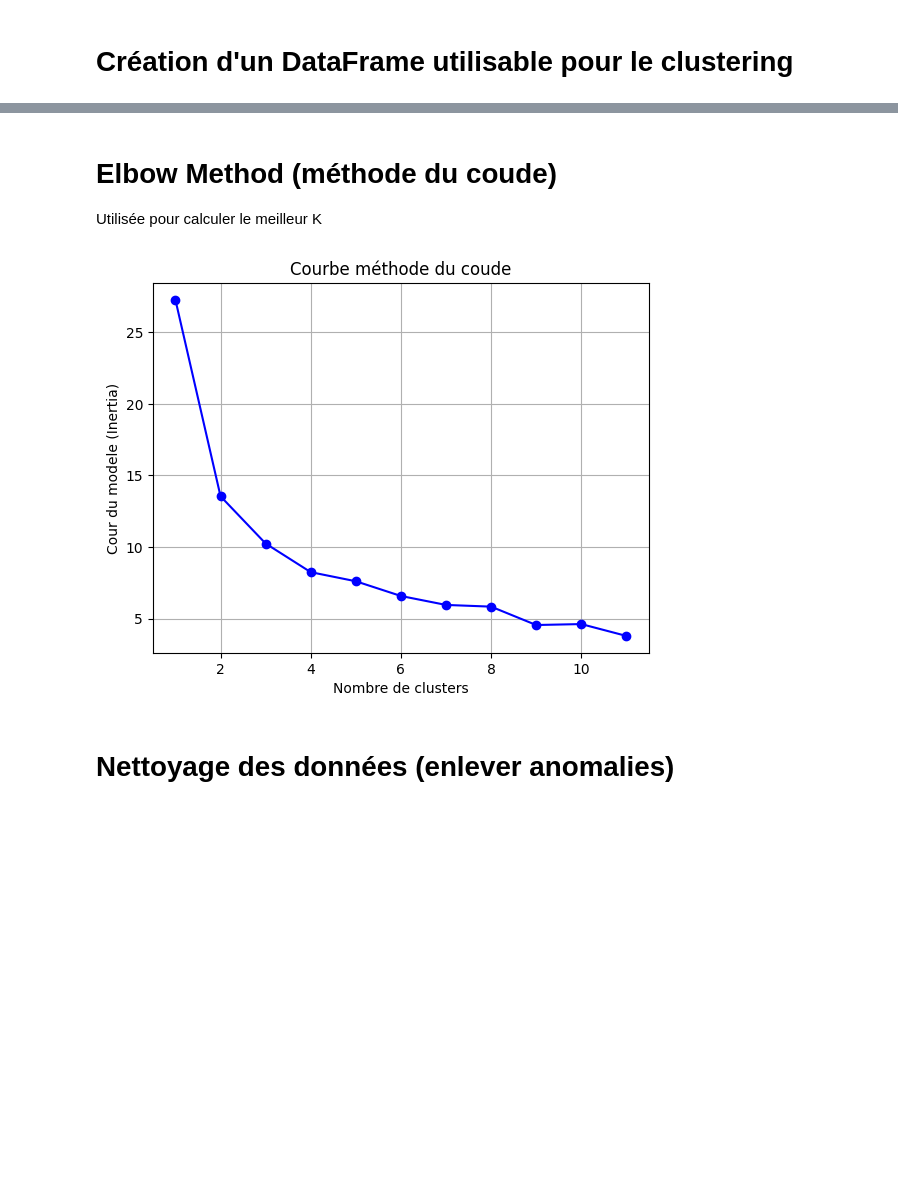
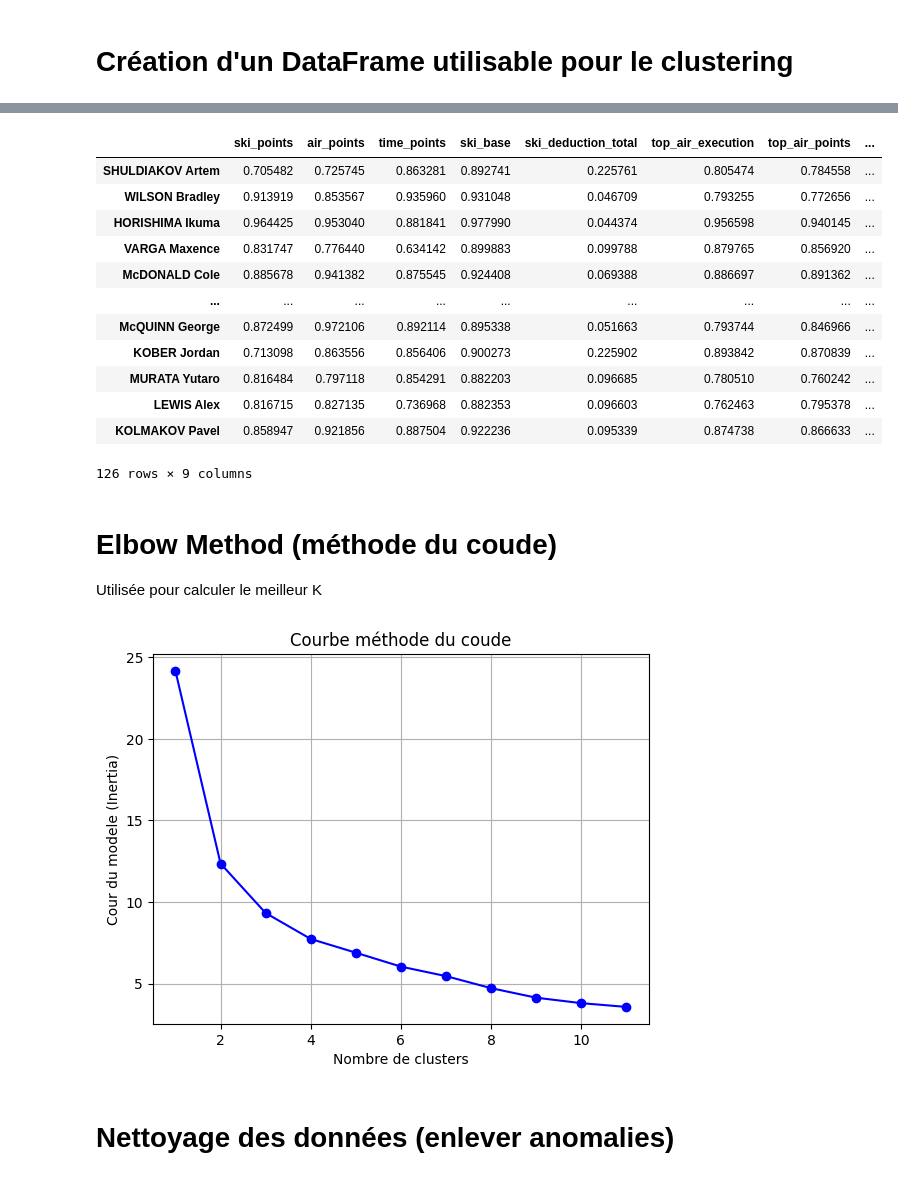
Before and after one commit to tomjeannesson/ENSIMAG3A-COD-IA, a Jupyter notebook: lib/clustering-test.ipynb, the cells around one changed output, grey strips where cells are left out. Saved outputs shown, nothing was run; the diff lists cells and outputs as text; code cells hidden in the pictures; blank space fills up the shorter version.

```diff
--- a/lib/clustering-test.ipynb
+++ b/lib/clustering-test.ipynb
@@ -122,3 +48,20 @@ df_athletes
+# %%
+df_athletes = extractor.create_dataframe_clustering(athletes_data=athletes_data, exceptions=["total_points"])
+df_athletes
+# %% [output]
+|  | ski_points | air_points | time_points | ski_base | ski_deduction_total | top_air_execution | top_air_points | ... |
+| SHULDIAKOV Artem | 0.705482 | 0.725745 | 0.863281 | 0.892741 | 0.225761 | 0.805474 | 0.784558 | ... |
+| WILSON Bradley | 0.913919 | 0.853567 | 0.935960 | 0.931048 | 0.046709 | 0.793255 | 0.772656 | ... |
+| HORISHIMA Ikuma | 0.964425 | 0.953040 | 0.881841 | 0.977990 | 0.044374 | 0.956598 | 0.940145 | ... |
+| VARGA Maxence | 0.831747 | 0.776440 | 0.634142 | 0.899883 | 0.099788 | 0.879765 | 0.856920 | ... |
+| McDONALD Cole | 0.885678 | 0.941382 | 0.875545 | 0.924408 | 0.069388 | 0.886697 | 0.891362 | ... |
+| ... | ... | ... | ... | ... | ... | ... | ... | ... |
+| McQUINN George | 0.872499 | 0.972106 | 0.892114 | 0.895338 | 0.051663 | 0.793744 | 0.846966 | ... |
+| KOBER Jordan | 0.713098 | 0.863556 | 0.856406 | 0.900273 | 0.225902 | 0.893842 | 0.870839 | ... |
+| MURATA Yutaro | 0.816484 | 0.797118 | 0.854291 | 0.882203 | 0.096685 | 0.780510 | 0.760242 | ... |
+| LEWIS Alex | 0.816715 | 0.827135 | 0.736968 | 0.882353 | 0.096603 | 0.762463 | 0.795378 | ... |
+| KOLMAKOV Pavel | 0.858947 | 0.921856 | 0.887504 | 0.922236 | 0.095339 | 0.874738 | 0.866633 | ... |
+126 rows × 9 columns
 # %% [markdown]
 # Elbow Method (méthode du coude)
 Utilisée pour calculer le meilleur K
@@ -136,7 +79,7 @@ plt.title("Courbe méthode du coude")
 plt.grid(1)
 plt.show()
 # %% [output]
-[figure, old version]
+[figure, new version]
 # %% [markdown]
 # Nettoyage des données (enlever anomalies)
 # %%
```
Also changed, not shown: parts of 8 cells of this notebook, 1 other file.
